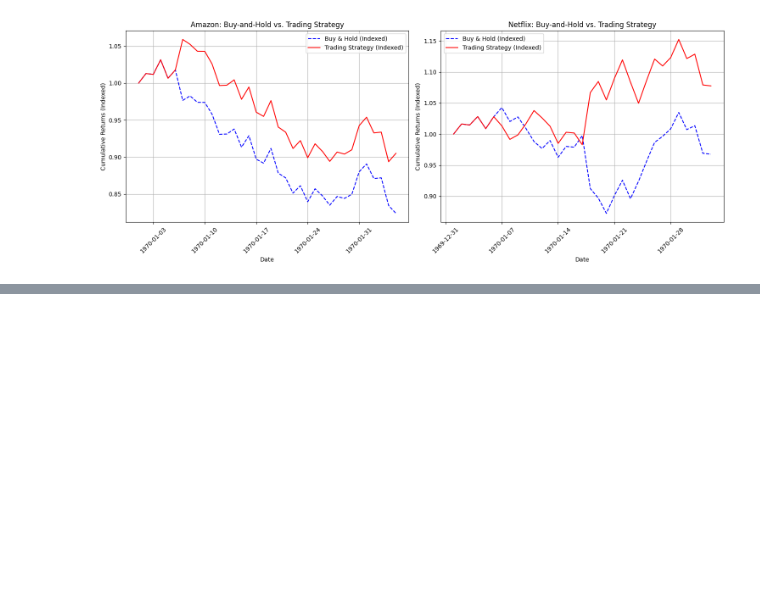
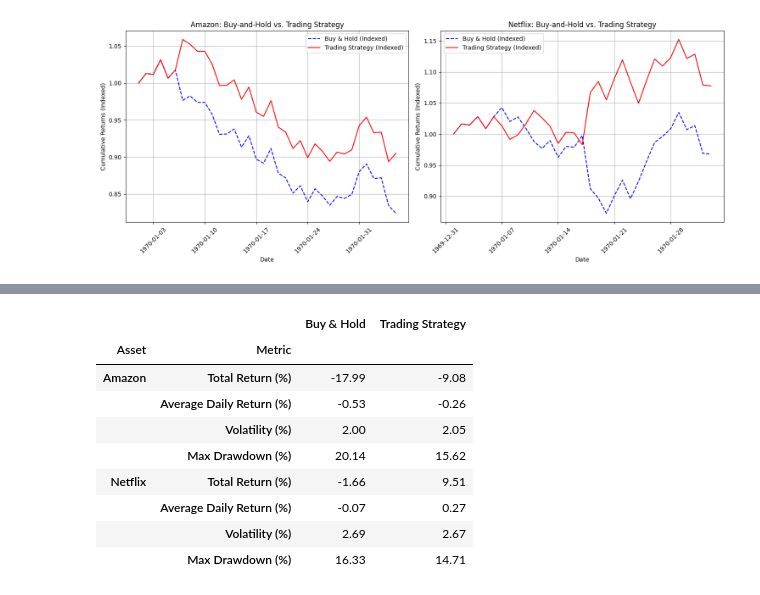
Before and after one commit to Ilse-hutten/tweet-stock-prediction, a Jupyter notebook: notebooks/model_training_02.ipynb, the cells around one changed output, grey strips where cells are left out. Cells and saved outputs as stored; diff of their text form; code cells hidden in the pictures; blank space fills up the shorter version.

```diff
--- a/notebooks/model_training_02.ipynb
+++ b/notebooks/model_training_02.ipynb
@@ -1550,0 +1461,20 @@ plt.close()
+# %%
+# After calculating amazon_summary_metrics and netflix_summary_metrics:
+combined_df = pd.concat(
+    [amazon_summary_metrics, netflix_summary_metrics],
+    ignore_index=True
+).set_index(["Asset", "Metric"])
+
+combined_df = combined_df.round(2)
+combined_df
+# %% [output]
+|  |  | Buy & Hold | Trading Strategy |
+| Asset | Metric |  |  |
+| Amazon | Total Return (%) | -17.99 | -9.08 |
+|  | Average Daily Return (%) | -0.53 | -0.26 |
+|  | Volatility (%) | 2.00 | 2.05 |
+|  | Max Drawdown (%) | 20.14 | 15.62 |
+| Netflix | Total Return (%) | -1.66 | 9.51 |
+|  | Average Daily Return (%) | -0.07 | 0.27 |
+|  | Volatility (%) | 2.69 | 2.67 |
+|  | Max Drawdown (%) | 16.33 | 14.71 |
```
Also changed, not shown: parts of 5 cells of this notebook, 2 other files.
